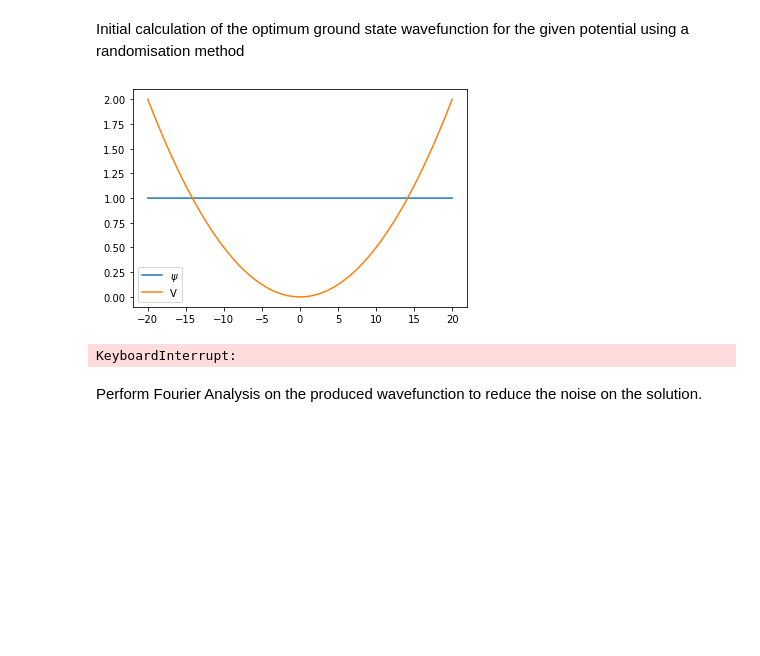
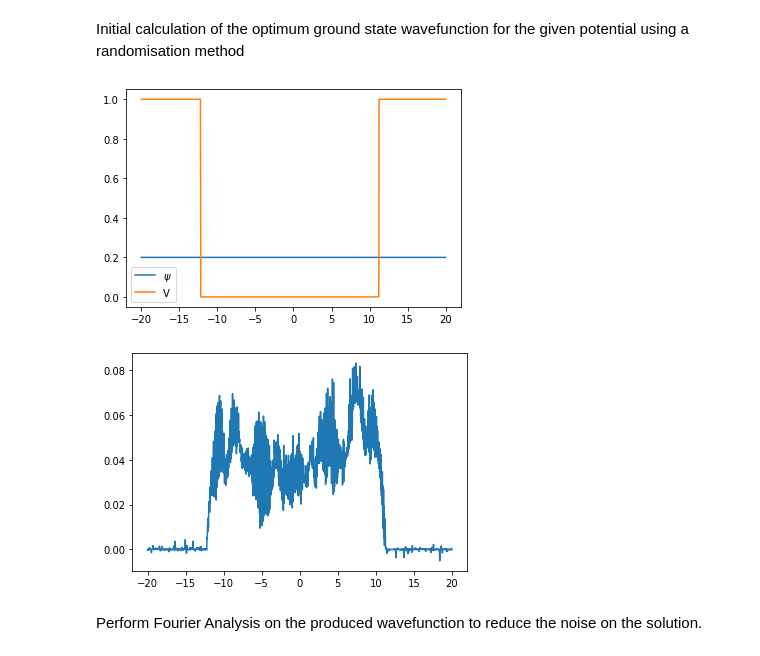
Before and after one commit to Tiernan8r/variational_principle, a Jupyter notebook: The_Variational_Principle.ipynb, the cells around one changed output. Saved outputs shown, nothing was run; the diff lists cells and outputs as text; code cells hidden in the pictures; blank space fills up the shorter version.

Commit message:
Fixed #9 memory leak in the ground state calculator by removing the implementation of tweak_psi() in the calculator. Instead keeps only the original psi array to conserve RAM.

```diff
--- a/The_Variational_Principle.ipynb
+++ b/The_Variational_Principle.ipynb
@@ -50,7 +50,7 @@ def free_particle(r : numpy.ndarray):
     # The free particle has no potential.
     return numpy.zeros(len(r))
 # %%
-def finite_square_well(r : numpy.ndarray, V_0 : float, *wall_bounds : int):
+def finite_square_well(r : numpy.ndarray, V_0 : float, wall_bounds : tuple):
     """
     The infinite square well has defined potential within the bounds.
     :param r: The coordinates of the potential values.
@@ -63,7 +63,7 @@ def finite_square_well(r : numpy.ndarray, V_0 : float, *wall_bounds : int):
     # The first number in wall_bounds is the index of the first well wall
     lower = wall_bounds[0]
     # the index of the second wall is the second index in wall_bounds
-    upper = wall_bounds[1]
+    upper = num_points - wall_bounds[1]
 
     # Create the potential barrier of the well.
     lower_wall = numpy.array([V_0] * lower)
@@ -103,7 +103,8 @@ def potential(r :numpy.ndarray):
     :return: A scalar ndarray of the values of the potential at each point in r.
     """
 
-    return harmonic_oscillator(r, 0.01)
+    # return harmonic_oscillator(r, 0.01)
+    return finite_square_well(r, 1, (200, 800))
 # %% [markdown]
 Define the Hamiltonian operator from the Schrodinger Equation:
 
@@ -306,7 +260,7 @@ number_iterations = 50000
 # number_iterations = 5000000
 
 # Set the default wavefunction
-psi = numpy.linspace(1, 1, number_samples)
+psi = numpy.linspace(0.2, 0.2, number_samples)
 
 # Plot the wavefunction versus the potential for visualisation
 plt.plot(x, psi)
@@ -316,46 +270,55 @@ plt.show()
 
 # Set the seed to be as desired, so that the results are repeatable.
 seed = "The Variational Principle"
 # Get the random number generator.
 rand = random.seed(seed)
 
 # Iterate for the number of desired iterations
 for i in range(number_iterations):
 
     # Get a random x coord to sample
     rand_x = random.randrange(0, number_samples)
 
     # Generate a random number to alter the entry by.
     rand_tweak = random.random()
 
-    # Alter the entry up and down
-    psi_up = tweak_psi(psi, rand_x, +rand_tweak)
-    psi_down = tweak_psi(psi, rand_x, -rand_tweak)
-
-    # Get the corresponding energies for the tweaks
-    E_up = energy_expectation(psi_up)
-    E_down = energy_expectation(psi_down)
 
     # Get the current energy for reference.
     E = energy_expectation(psi)
 
-    # Compare the Energies for the new tweaks, keep the one that
-    # produces a lower overall expectation energy.
+    # Tweak the value in psi upward
+    psi[rand_x] += rand_tweak
+    E_up = energy_expectation(psi)
+
+    # Tweak the value in psi downward from the original psi value
+    psi[rand_x] -= 2 * rand_tweak
+    E_down = energy_expectation(psi)
+
+    # reset psi to the original value
+    psi[rand_x] += rand_tweak
+
+    # Compare energies for tweaking the entry up versus down, and keep the change
+    # that results in a lower overall expectation value for the energy.
     if E_up < E_down and E_up < E:
-        psi = psi_up
+        # If increasing the value in the entry results in a lower overall <E>
+        # set the change and keep it
+        psi[rand_x] += 2 * rand_tweak
     elif E_down < E_up and E_down < E:
-        psi = psi_down
+        # If decreasing the entry results in a lower overall <E>,
+        # reduce the value and keep it.
+        psi[rand_x] -= 2 * rand_tweak
+    # otherwise the psi should be left unchanged.
 
 # Normalise the final wavefunction
 psi = normalise_psi(psi)
 
 # plot the final wavefunction.
 plt.plot(x, psi)
 # plt.plot(x, potential(x))
 plt.show()
 # %% [output]
-[figure, old version]
+[figure, new version]
-KeyboardInterrupt:
+[figure, added]
 # %%
 # Keep the wavefunction generated for reference.
 saved_psi = psi
```
Also changed, not shown: parts of 7 cells of this notebook.
